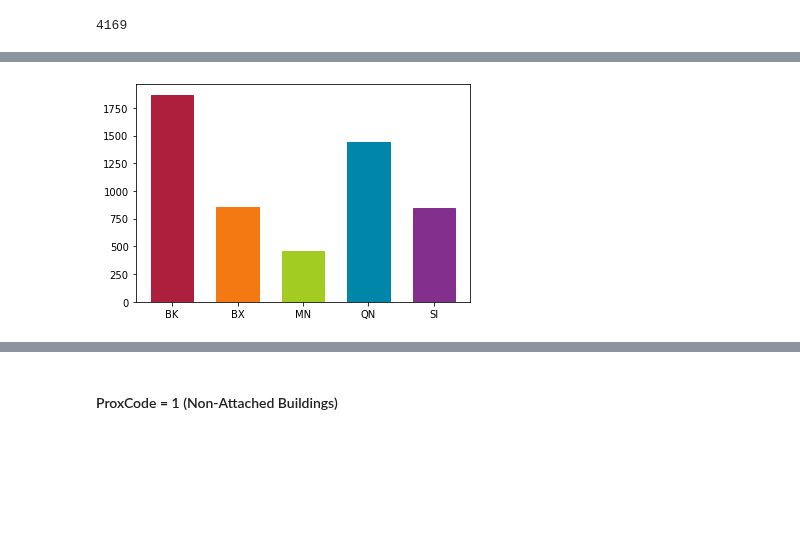
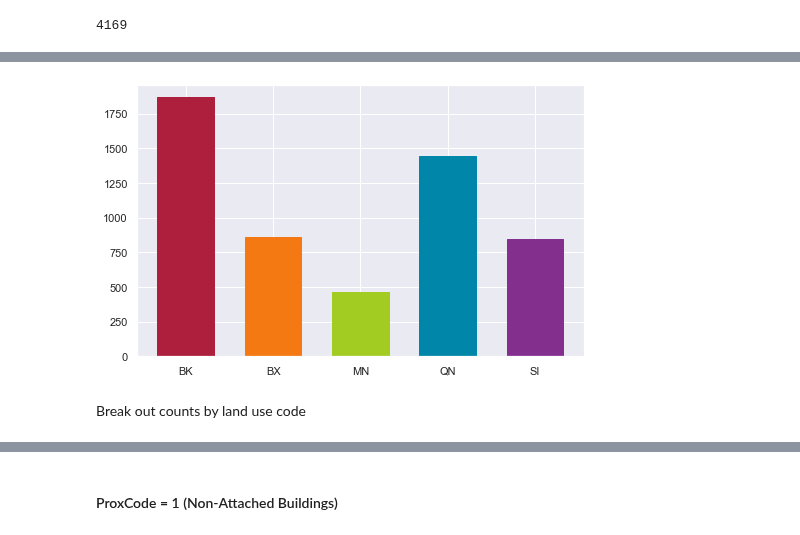
Before and after one commit to NYCPlanning/ann, a Jupyter notebook: proxcode 2020-03/notebooks/ProxCode Analysis.ipynb, the cells around one changed output, grey strips where cells are left out. Drawn from its saved outputs; the diff is of its cells as text; code cells hidden in the pictures; blank space fills up the shorter version.

Commit message:
landuse breakout

```diff
--- a/proxcode 2020-03/notebooks/ProxCode Analysis.ipynb
+++ b/proxcode 2020-03/notebooks/ProxCode Analysis.ipynb
@@ -6,6 +6,8 @@ from sqlalchemy import create_engine
 import os
 import matplotlib.pyplot as plt
 import seaborn as sns
+sns.set()
+from pylab import rcParams
 # %%
 %load_ext dotenv
 %dotenv ../.env
@@ -101,16 +118,15 @@ lot23_no_neighboring_bldg_1ft.shape[0]
 # %%
-boro_breakout = pd.read_sql_query('''SELECT "Borough", COUNT(*)
-FROM dcp.lot23_no_neighboring_bldg l, dcp.pluto202 p
-WHERE l.bbl = CAST(p."BBL" AS TEXT)
-GROUP BY "Borough";''', cnx)
+rcParams['figure.figsize'] = 8, 5
 xlist = boro_breakout['Borough'].to_list()
 ylist = boro_breakout['count'].to_list()
 barlist=plt.bar(xlist, ylist, width=.65)
 barlist[0].set_color('#ad1f3c')
 barlist[1].set_color('#f47912')
 barlist[2].set_color('#a2cc22')
 barlist[3].set_color('#0086a8')
 barlist[4].set_color('#832f8e')
 plt.show()
 # %% [output]
-[figure, old version]
+[figure, new version]
+# %% [markdown]
+Break out counts by land use code
```
Also changed, not shown: parts of 10 cells of this notebook.
